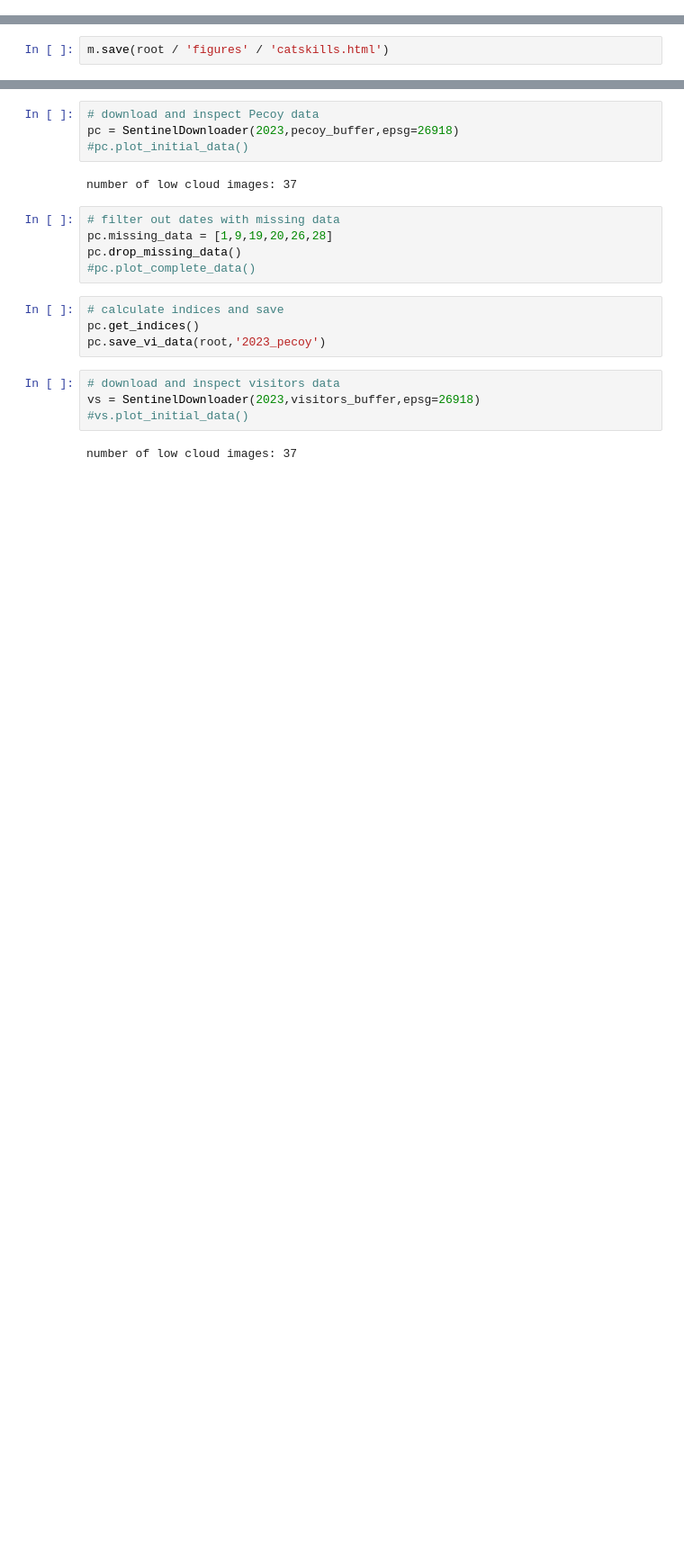
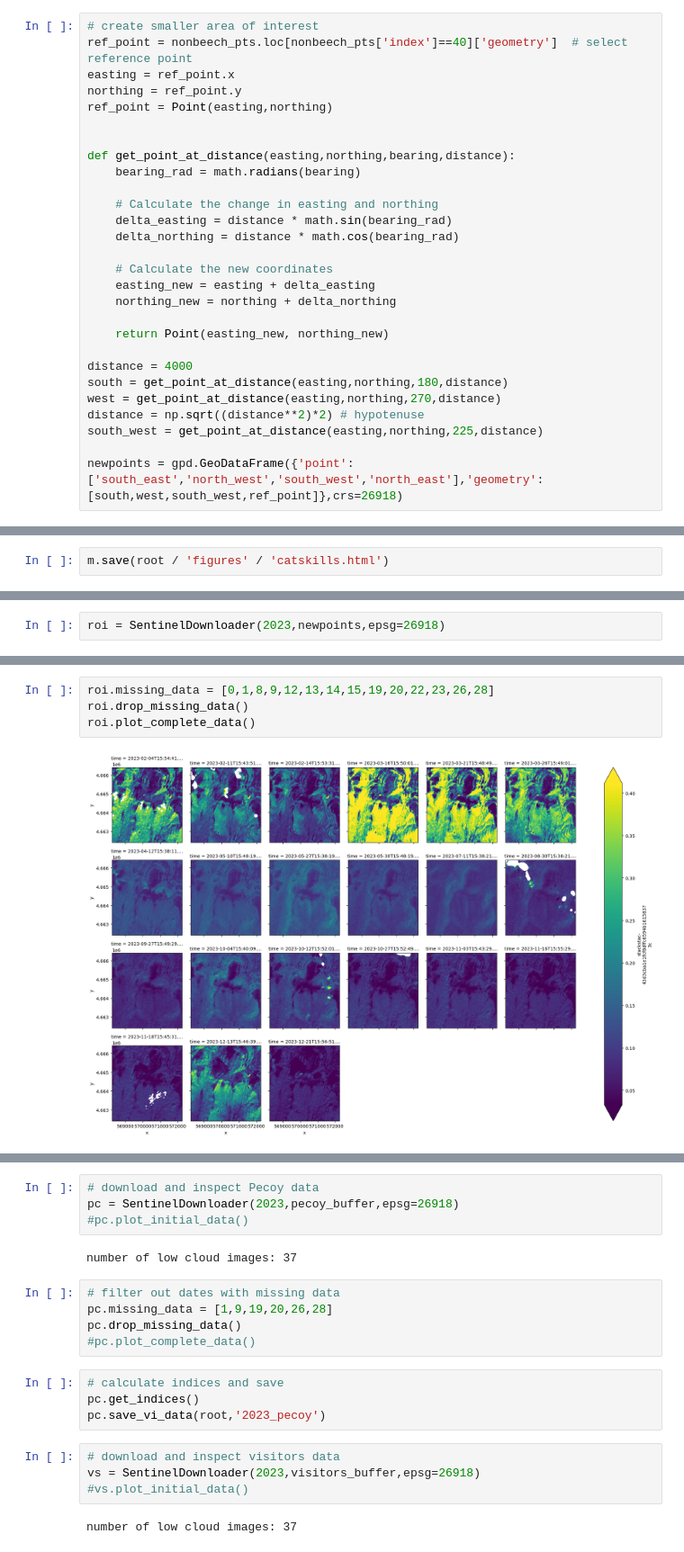
Before and after one commit to rosehanuy/beech-catskills, a Jupyter notebook: catskills_download_sentinel_data.ipynb, the cells around one changed output, grey strips where cells are left out. Shown at 90% size. Drawn from its saved outputs; the diff is of its cells as text; blank space fills up the shorter version.

Commit message:
roi data

```diff
--- a/catskills_download_sentinel_data.ipynb
+++ b/catskills_download_sentinel_data.ipynb
@@ -60,3 +63,31 @@ polys = polys.reset_index()
+# %%
+# create smaller area of interest
+ref_point = nonbeech_pts.loc[nonbeech_pts['index']==40]['geometry']  # select reference point
+easting = ref_point.x
+northing = ref_point.y
+ref_point = Point(easting,northing)
+
+
+def get_point_at_distance(easting,northing,bearing,distance):
+    bearing_rad = math.radians(bearing)
+
+    # Calculate the change in easting and northing
+    delta_easting = distance * math.sin(bearing_rad)
+    delta_northing = distance * math.cos(bearing_rad)
+
+    # Calculate the new coordinates
+    easting_new = easting + delta_easting
+    northing_new = northing + delta_northing
+
+    return Point(easting_new, northing_new)
+
+distance = 4000
+south = get_point_at_distance(easting,northing,180,distance)
+west = get_point_at_distance(easting,northing,270,distance)
+distance = np.sqrt((distance**2)*2) # hypotenuse
+south_west = get_point_at_distance(easting,northing,225,distance)
+
+newpoints = gpd.GeoDataFrame({'point':['south_east','north_west','south_west','north_east'],'geometry':[south,west,south_west,ref_point]},crs=26918)
 # %%
 # choose point to serve as map center coordinates
 map_coords = tuple(beech_pts.to_crs(4326).get_coordinates().iloc[37,]) # get xy coords for index 37
@@ -116,0 +142,2 @@ number of low cloud images: 37
+# %%
+roi = SentinelDownloader(2023,newpoints,epsg=26918)
@@ -116,0 +150,6 @@ number of low cloud images: 37
+# %%
+roi.missing_data = [0,1,8,9,12,13,14,15,19,20,22,23,26,28]
+roi.drop_missing_data()
+roi.plot_complete_data()
+# %% [output]
+[figure, added]
```
Also changed, not shown: parts of 8 cells of this notebook, 2 other files.
